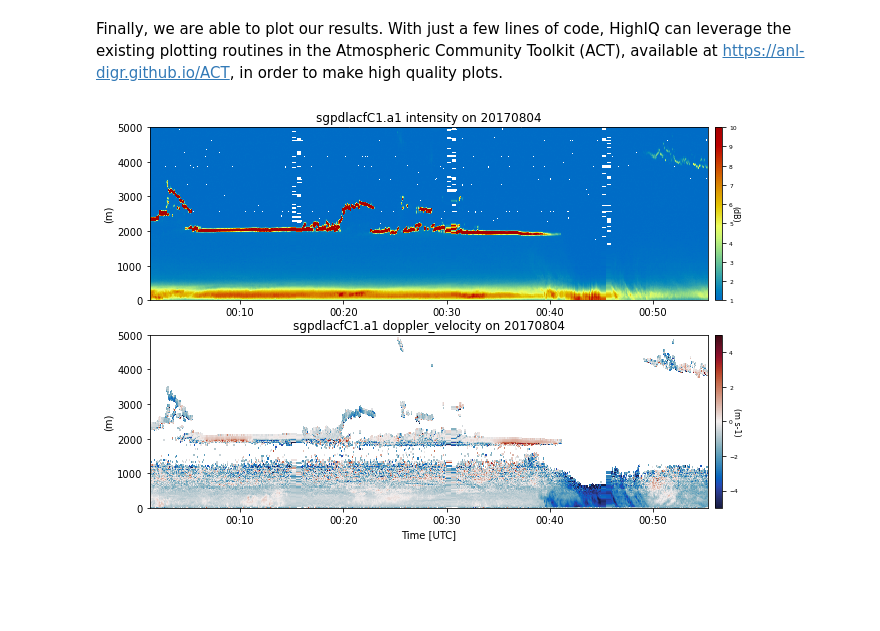
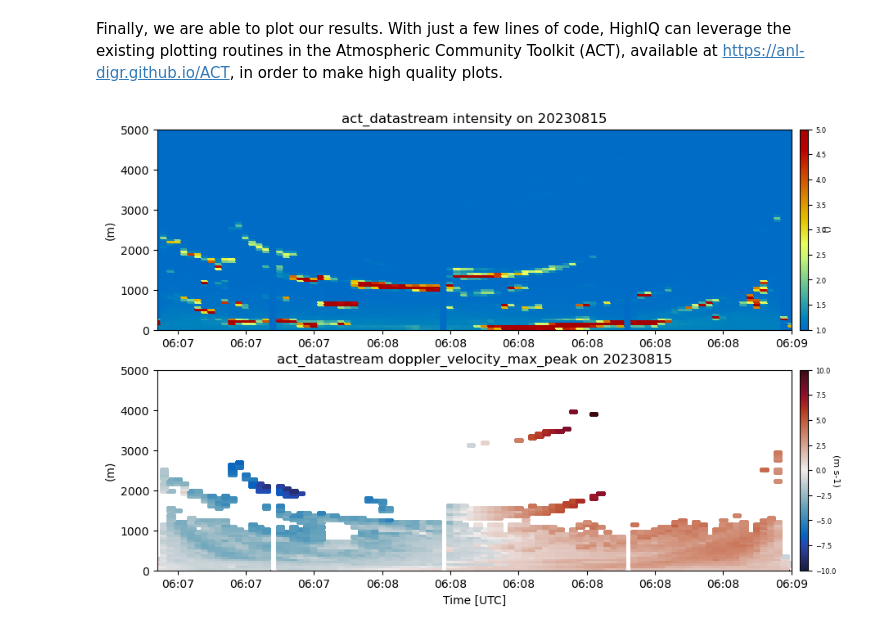
Before and after one commit to rcjackson/HighIQ, a Jupyter notebook: notebooks/HighIQ example notebook.ipynb, the cells around one changed output. Cells and saved outputs as stored; diff of their text form; code cells hidden in the pictures; blank space fills up the shorter version.

```diff
--- a/notebooks/HighIQ example notebook.ipynb
+++ b/notebooks/HighIQ example notebook.ipynb
@@ -23,5 +20,8 @@ home_point = '../examples/sgpdlprofcalC1.home_point'
+# %%
+file_path = '/Users/rjackson/aet_RHI_240_20230815_060722.raw'
+home_point = 'atmos.homepoint'
 # %% [markdown]
 HighIQ uses xarray as its basic data model. Therefore, if you have ACF data in netCDF format, HighIQ will be able to load it without any preprocessing steps. The input dataset must contain 2 four dimensional arrays where the dimensions represent (time, number of samples, number of lags, and real/complex component) such as in the example dataset below.
 # %%
-my_ds = highiq.io.load_arm_netcdf(file_path)
+my_ds = highiq.io.read_00_data(file_path, home_point)
 # %% [output]
@@ -58,3 +57,5 @@ To enable them in other operations, rebuild TensorFlow with the appropriate comp
+# %%
+ds = highiq.calc.get_psd(my_ds, nfft=1024, time_window=1)
 # %% [markdown]
 ## Plotting power spectra
 
@@ -70,0 +86,2 @@ plt.ylim([0, 6])
+# %%
+ds = highiq.calc.get_lidar_moments(ds)
@@ -153,16 +145,17 @@ Finally, we are able to plot our results. With just a few lines of code, HighIQ
 routines in the Atmospheric Community Toolkit (ACT), available at https://anl-digr.github.io/ACT, in order to make high quality plots.
 # %%
 # Make a stricter mask for Doppler velocity to favor excluding more noise
-my_ds['doppler_velocity'] = my_ds['doppler_velocity'].where(my_ds.intensity > 1.2)
+my_ds['doppler_velocity_max_peak'] = my_ds['doppler_velocity_max_peak'].where(
+    my_ds.intensity > 1.0008)
 
 # With ACT, we set up a TimeSeriesDisplay object with two sub plots
 my_display = act.plotting.TimeSeriesDisplay(my_ds, figsize=(10,7), subplot_shape=(2,))
 
 # The plot function takes in the same kwargs as matplotlib's plotting routines
-my_display.plot('intensity', subplot_index=(0,), cmap='act_HomeyerRainbow', vmin=1, vmax=10)
-my_display.plot('doppler_velocity', subplot_index=(1,), cmap='act_balance', vmin=-5, vmax=5)
+my_display.plot('intensity', subplot_index=(0,), cmap='HomeyerRainbow', vmin=1, vmax=5)
+my_display.plot('doppler_velocity_max_peak', subplot_index=(1,), cmap='balance', vmin=-10, vmax=10)
 my_display.set_yrng([0, 5000], subplot_index=(0,))
 my_display.set_yrng([0, 5000], subplot_index=(1,))
 my_display.fig.savefig('spectra_difference.png', dpi=300)
 # %% [output]
-[figure, old version]
+[figure, new version]
```
Also changed, not shown: parts of 16 cells of this notebook, 1 other file.
